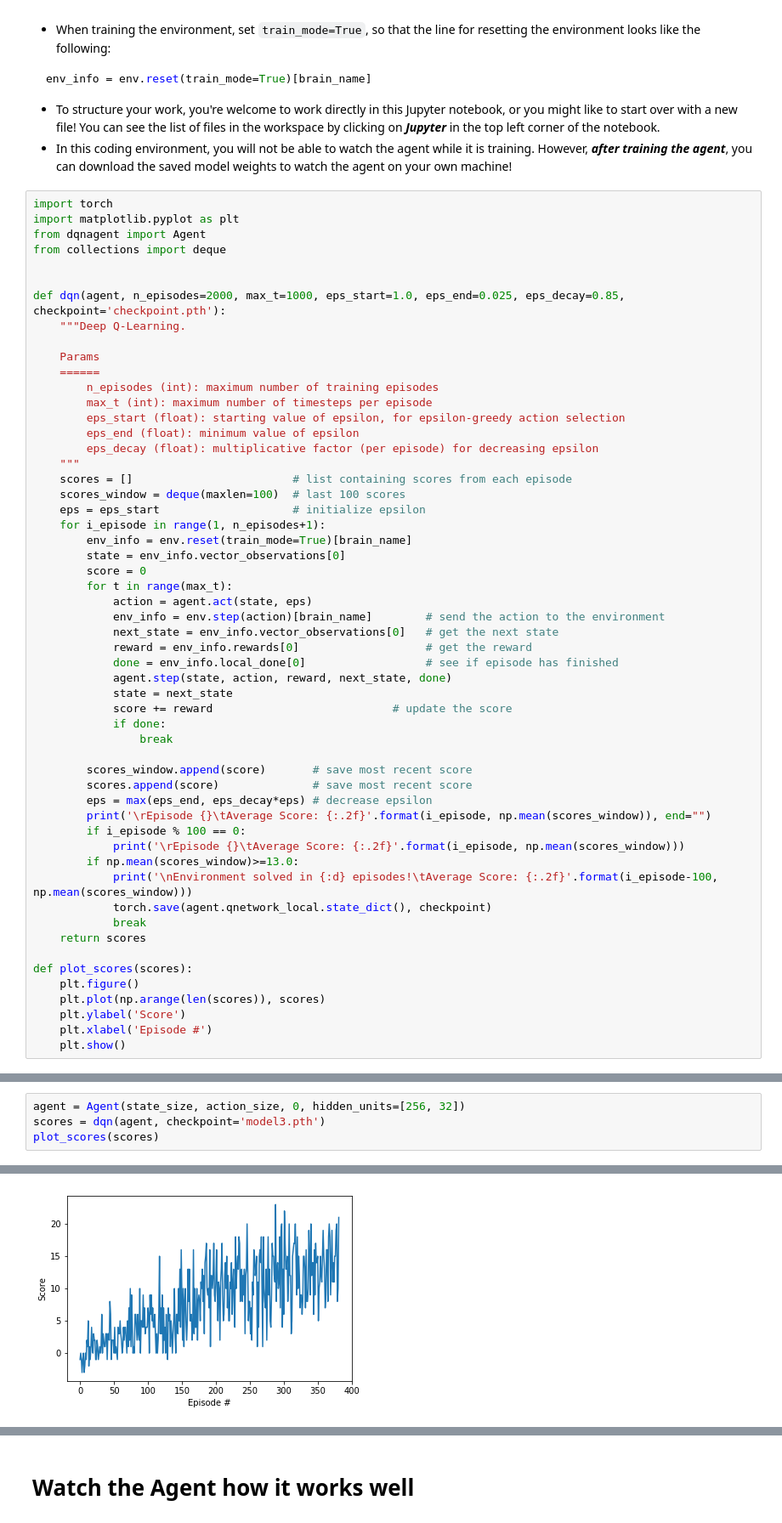
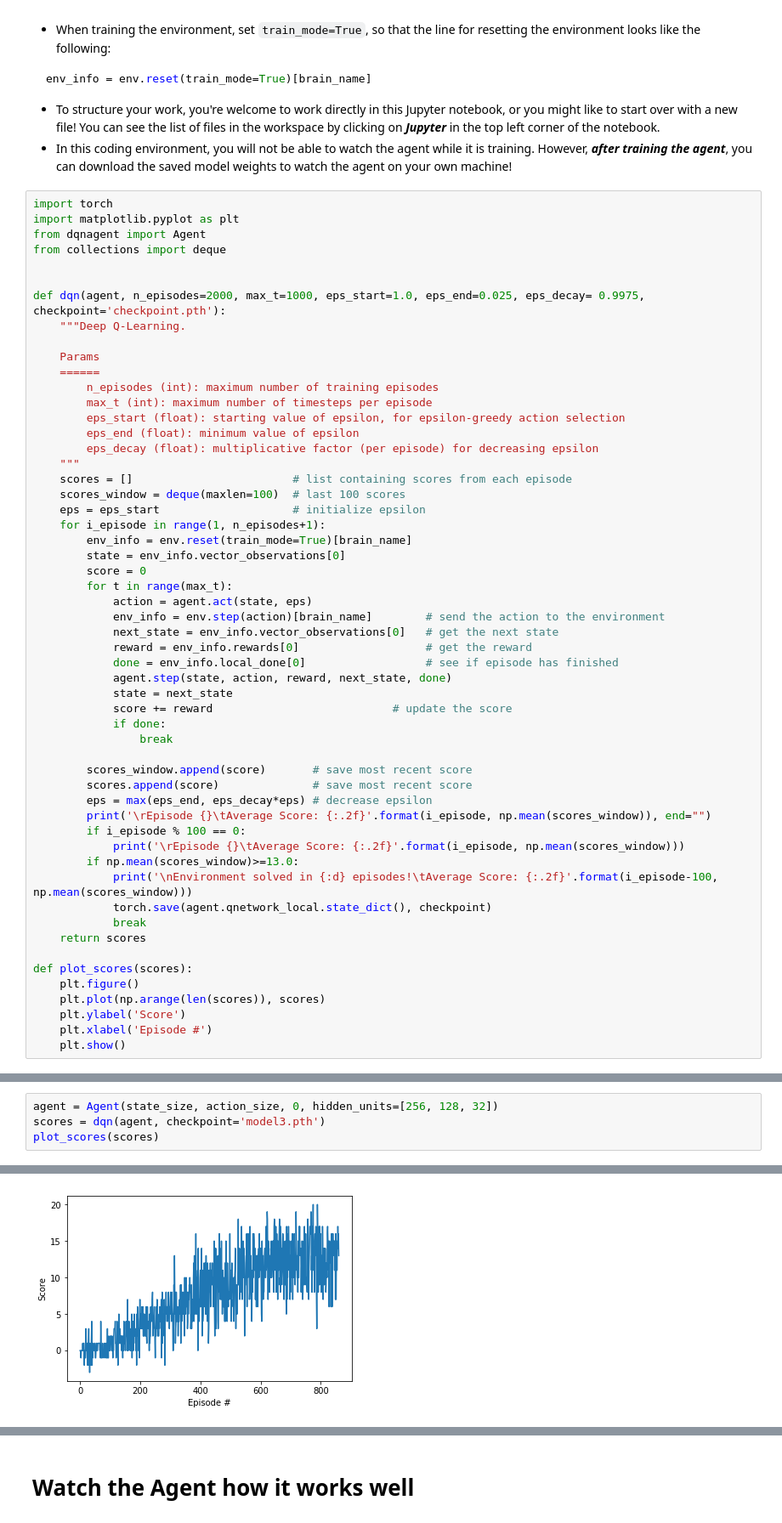
Before and after one commit to MartinLampel/drlnd_p1_navigation, a Jupyter notebook: Navigation.ipynb, the cells around one changed output, grey strips where cells are left out. Shown: that part at 85% size. Drawn from its saved outputs; the diff is of its cells as text.

```diff
--- a/Navigation.ipynb
+++ b/Navigation.ipynb
@@ -115,7 +115,7 @@ from dqnagent import Agent
 from collections import deque
 
 
-def dqn(agent, n_episodes=2000, max_t=1000, eps_start=1.0, eps_end=0.025, eps_decay=0.85, checkpoint='checkpoint.pth'):
+def dqn(agent, n_episodes=2000, max_t=1000, eps_start=1.0, eps_end=0.025, eps_decay= 0.9975, checkpoint='checkpoint.pth'):
     """Deep Q-Learning.
 
     Params
@@ -188,5 +198,5 @@ Environment solved in 284 episodes!     Average Score: 13.01
 # %%
-agent = Agent(state_size, action_size, 0, hidden_units=[256, 32])
+agent = Agent(state_size, action_size, 0, hidden_units=[256, 128, 32])
 scores = dqn(agent, checkpoint='model3.pth')
 plot_scores(scores)
 # %% [output]
@@ -198 +213 @@ Environment solved in 282 episodes!     Average Score: 13.09
-[figure, old version]
+[figure, new version]
```
Also changed, not shown: parts of 11 cells of this notebook, 1 other file.
